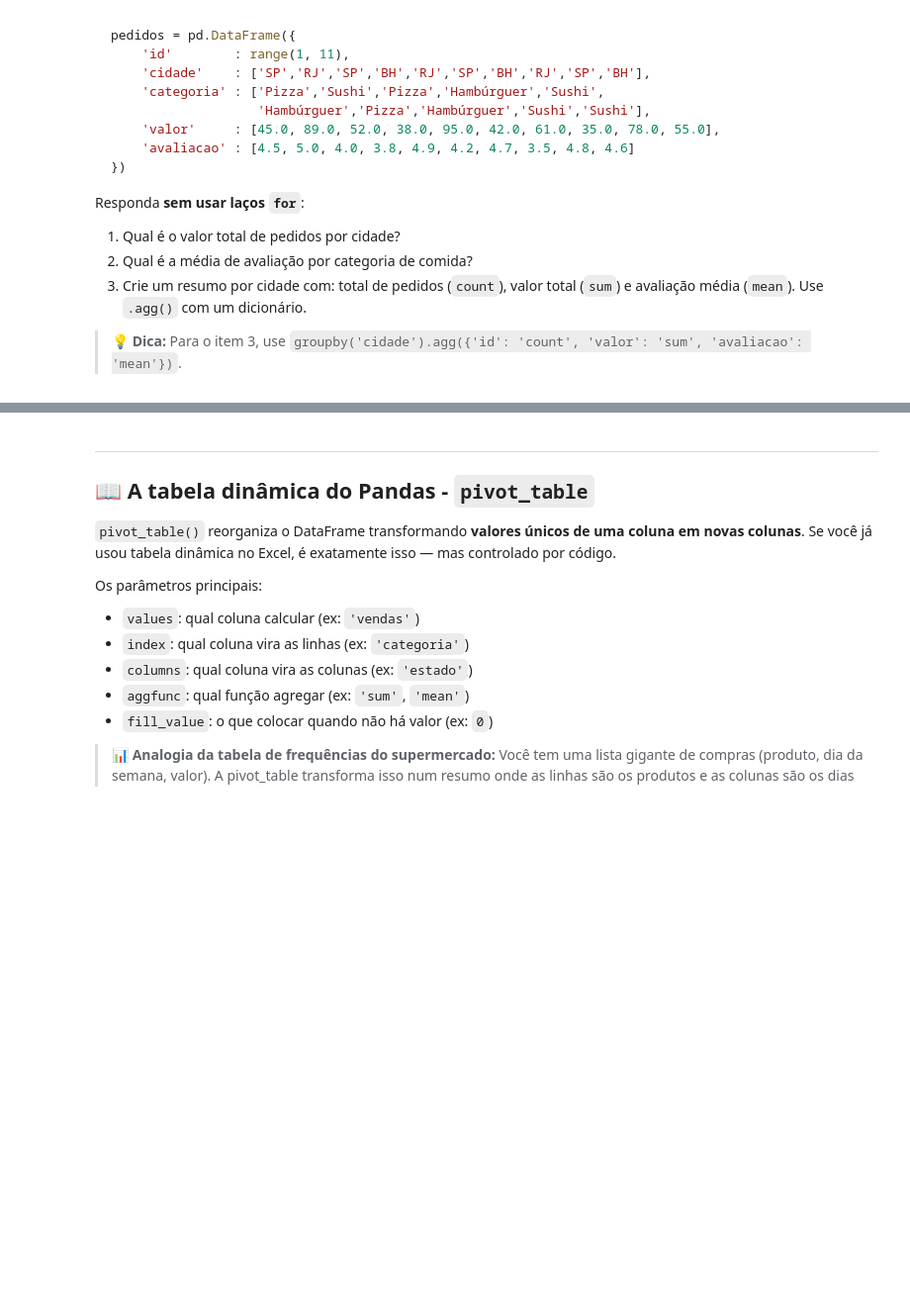
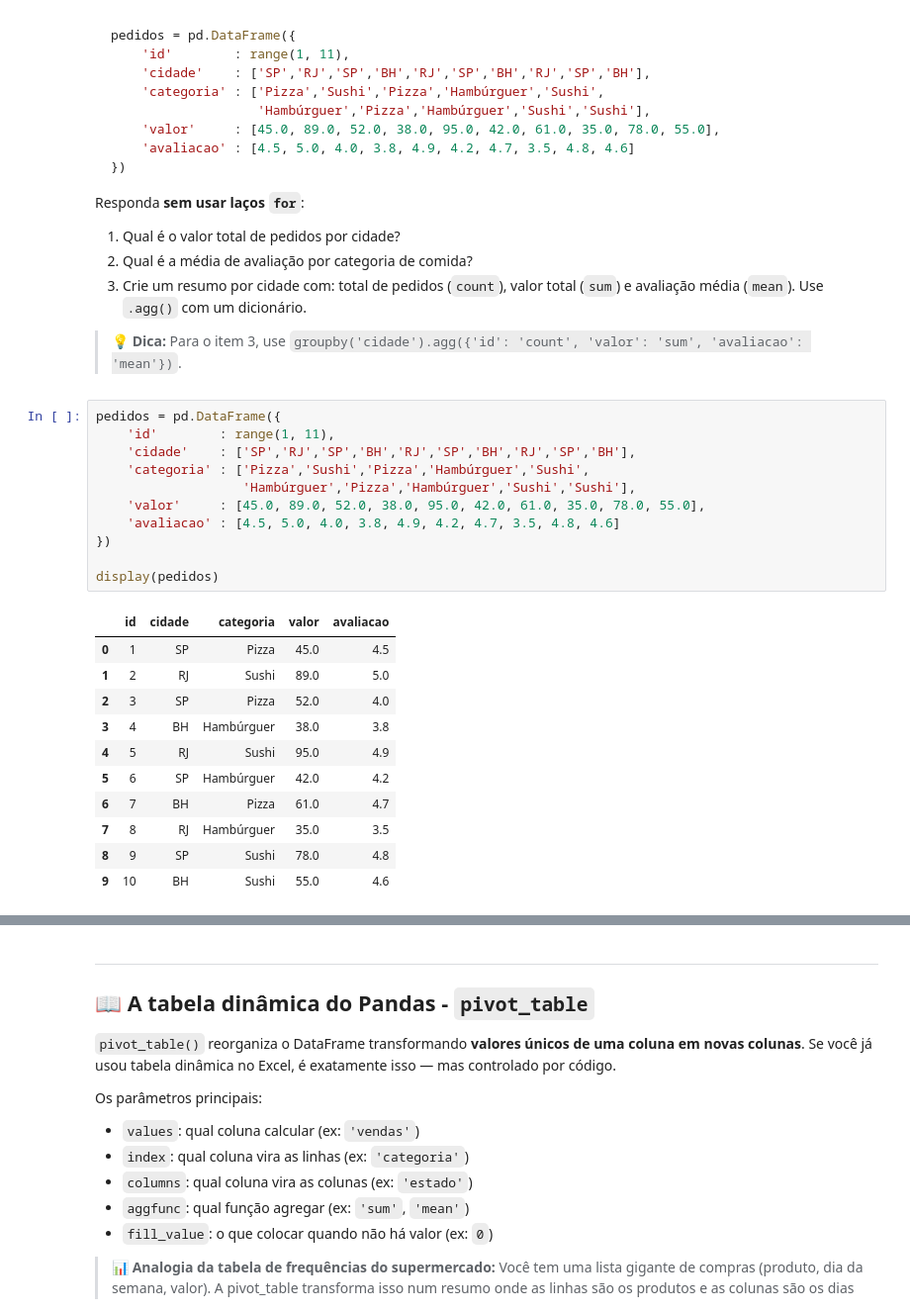
Before and after one commit to dyneys/TecProgPython, a Jupyter notebook: 5_pandas_manipulacao_tabelas_Alunos.ipynb, the cells around one changed output, grey strips where cells are left out. Shown at 99% size. Drawn from its saved outputs; the diff is of its cells as text; blank space fills up the shorter version.

```diff
--- a/5_pandas_manipulacao_tabelas_Alunos.ipynb
+++ b/5_pandas_manipulacao_tabelas_Alunos.ipynb
@@ -353,3 +490,26 @@ Responda **sem usar laços `for`**:
 3. Crie um resumo por cidade com: total de pedidos (`count`), valor total (`sum`) e avaliação média (`mean`). Use `.agg()` com um dicionário.
 
 > 💡 **Dica:** Para o item 3, use `groupby('cidade').agg({'id': 'count', 'valor': 'sum', 'avaliacao': 'mean'})`.
+# %%
+pedidos = pd.DataFrame({
+    'id'        : range(1, 11),
+    'cidade'    : ['SP','RJ','SP','BH','RJ','SP','BH','RJ','SP','BH'],
+    'categoria' : ['Pizza','Sushi','Pizza','Hambúrguer','Sushi',
+                   'Hambúrguer','Pizza','Hambúrguer','Sushi','Sushi'],
+    'valor'     : [45.0, 89.0, 52.0, 38.0, 95.0, 42.0, 61.0, 35.0, 78.0, 55.0],
+    'avaliacao' : [4.5, 5.0, 4.0, 3.8, 4.9, 4.2, 4.7, 3.5, 4.8, 4.6]
+})
+
+display(pedidos)
+# %% [output]
+|  | id | cidade | categoria | valor | avaliacao |
+| 0 | 1 | SP | Pizza | 45.0 | 4.5 |
+| 1 | 2 | RJ | Sushi | 89.0 | 5.0 |
+| 2 | 3 | SP | Pizza | 52.0 | 4.0 |
+| 3 | 4 | BH | Hambúrguer | 38.0 | 3.8 |
+| 4 | 5 | RJ | Sushi | 95.0 | 4.9 |
+| 5 | 6 | SP | Hambúrguer | 42.0 | 4.2 |
+| 6 | 7 | BH | Pizza | 61.0 | 4.7 |
+| 7 | 8 | RJ | Hambúrguer | 35.0 | 3.5 |
+| 8 | 9 | SP | Sushi | 78.0 | 4.8 |
+| 9 | 10 | BH | Sushi | 55.0 | 4.6 |
```
Also changed, not shown: parts of 13 cells of this notebook.
